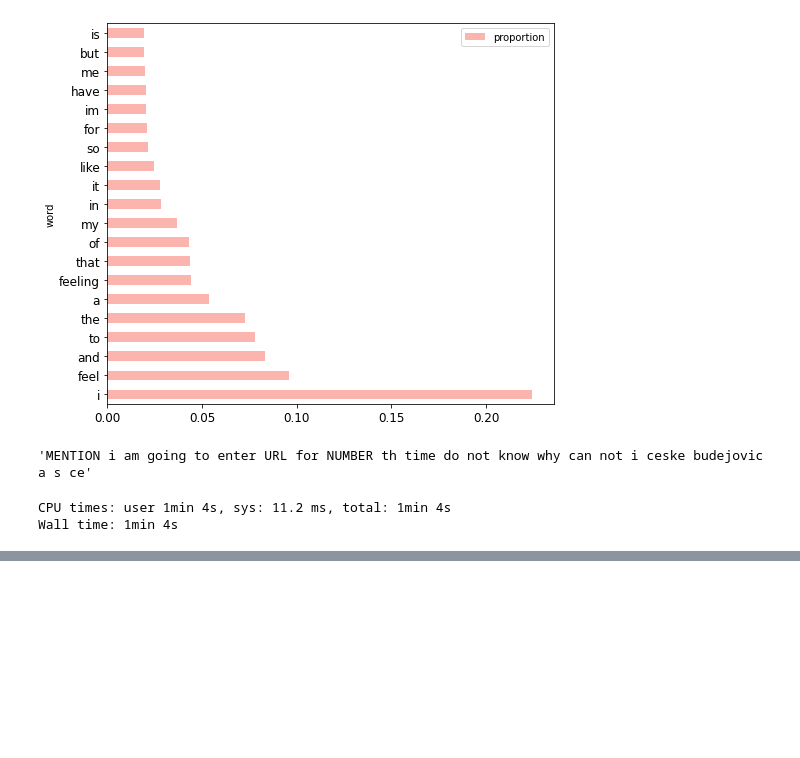
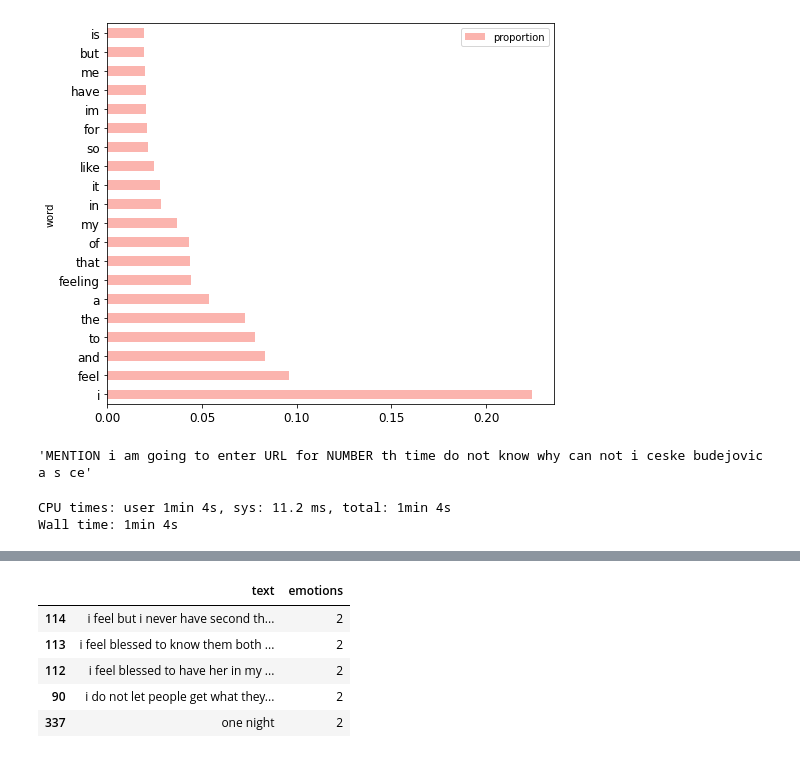
Before and after one commit to ppkgtmm/emotion, a Jupyter notebook: emo_EDA.ipynb, the cells around one changed output, grey strips where cells are left out. Cells and saved outputs as stored; diff of their text form; code cells hidden in the pictures; blank space fills up the shorter version.

```diff
--- a/emo_EDA.ipynb
+++ b/emo_EDA.ipynb
@@ -226,0 +239,13 @@ Wall time: 1min 4s
+# %%
+duplicates.groupby('text')[['emotions']] \
+.nunique() \
+.reset_index() \
+.sort_values('emotions' )\
+.tail(5)
+# %% [output]
+|  | text | emotions |
+| 114 | i feel but i never have second th... | 2 |
+| 113 | i feel blessed to know them both ... | 2 |
+| 112 | i feel blessed to have her in my ... | 2 |
+| 90 | i do not let people get what they... | 2 |
+| 337 | one night | 2 |
```
Also changed, not shown: parts of 3 cells of this notebook.
